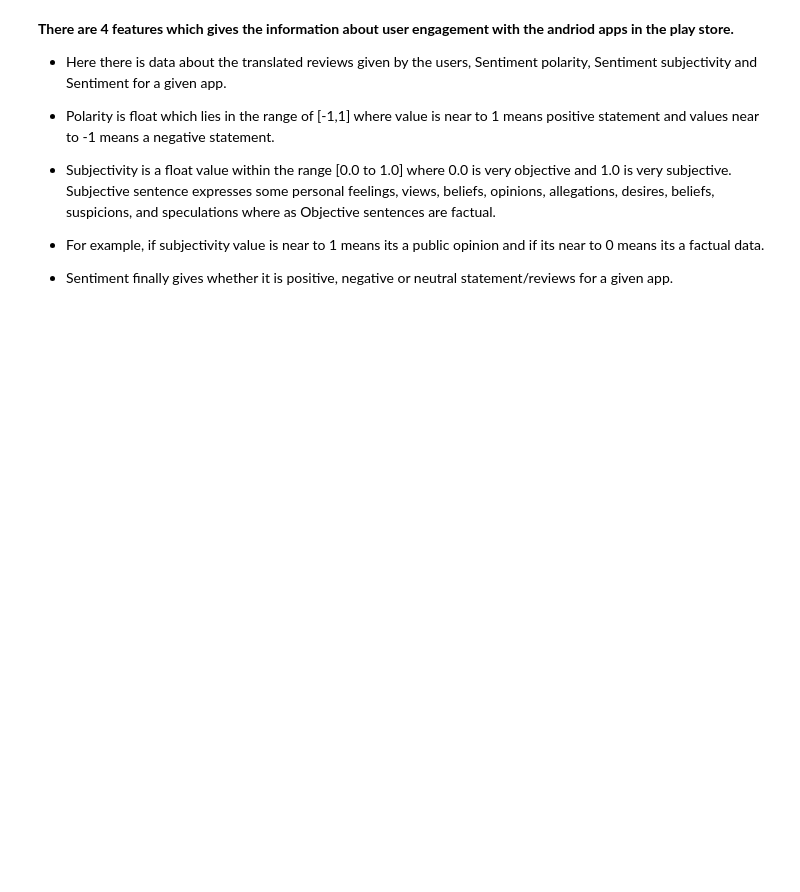
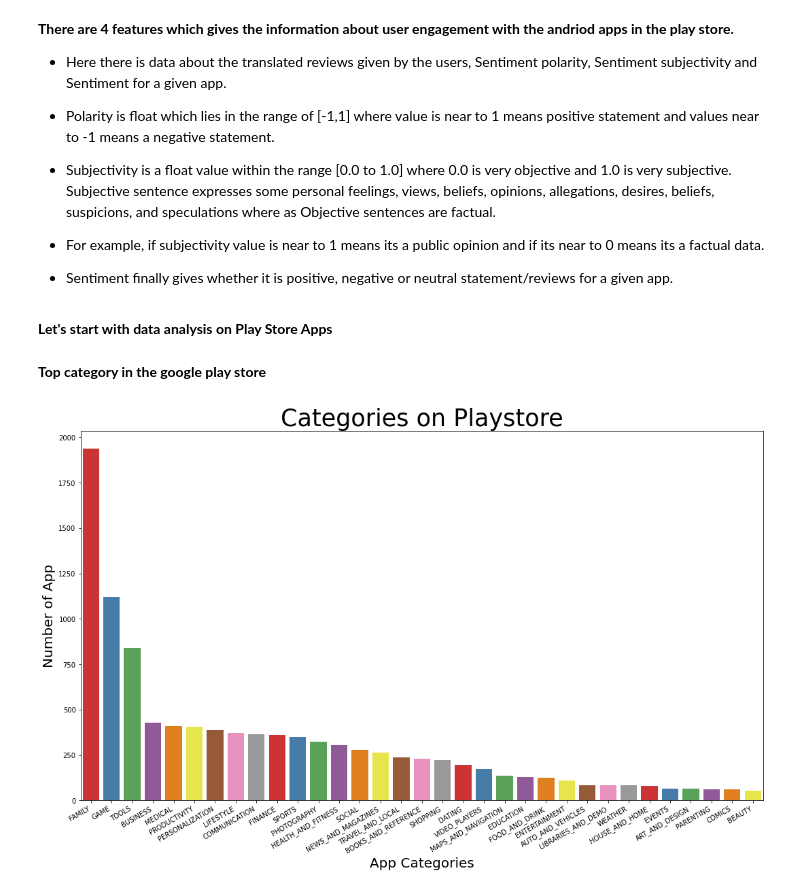
Before and after one commit to prasadwagh2503/Play-Store-Data-Analysis-EDA, a Jupyter notebook: Prasad_EDA(Play_Store_Review).ipynb, the cells around one changed output. Cells and saved outputs as stored; diff of their text form; code cells hidden in the pictures; blank space fills up the shorter version.

```diff
--- a/Prasad_EDA(Play_Store_Review).ipynb
+++ b/Prasad_EDA(Play_Store_Review).ipynb
@@ -286,10 +286,3 @@ final_df_data.head(2)
 # %%
 #Content rating vs no of apps:
 app_content_rating=final_df_data['Content Rating'].value_counts()
-# %%
-app_content_rating.plot()
-
-plt.title('App content')
-plt.ylabel('No of apps')
-plt.xlabel('Age group')
-plt.rcParams['figure.figsize'] = (20, 5)
@@ -558,3 +549,25 @@ p = sns.jointplot( "Price", "Rating", paid_apps)
 * For example, if subjectivity value is near to 1 means its a public opinion and if its near to 0 means its a factual data.
 
 * Sentiment finally gives whether it is positive, negative or neutral statement/reviews for a given app.
+# %% [markdown]
+
+**Let's start with data analysis on Play Store Apps**
+# %% [markdown]
+**Top category in the google play store**
+# %%
+x = final_df_data['Category'].value_counts().index
+y = final_df_data['Category'].value_counts()
+x_axis = []
+y_axis = []
+for i in range(len(x)):
+    x_axis.append(x[i])
+    y_axis.append(y[i])
+# %%
+plt.figure(figsize=(18,10))
+plt.xlabel('App Categories', size=20)
+plt.ylabel('Number of App', size=20)
+graph = sns.barplot(x = x_axis, y = y_axis,palette = "Set1")
+graph.set_title("Categories on Playstore", fontsize = 35)
+graph.set_xticklabels(graph.get_xticklabels(),rotation=30, horizontalalignment='right');
+# %% [output]
+[figure, added]
```
Also changed, not shown: parts of 7 cells of this notebook.
